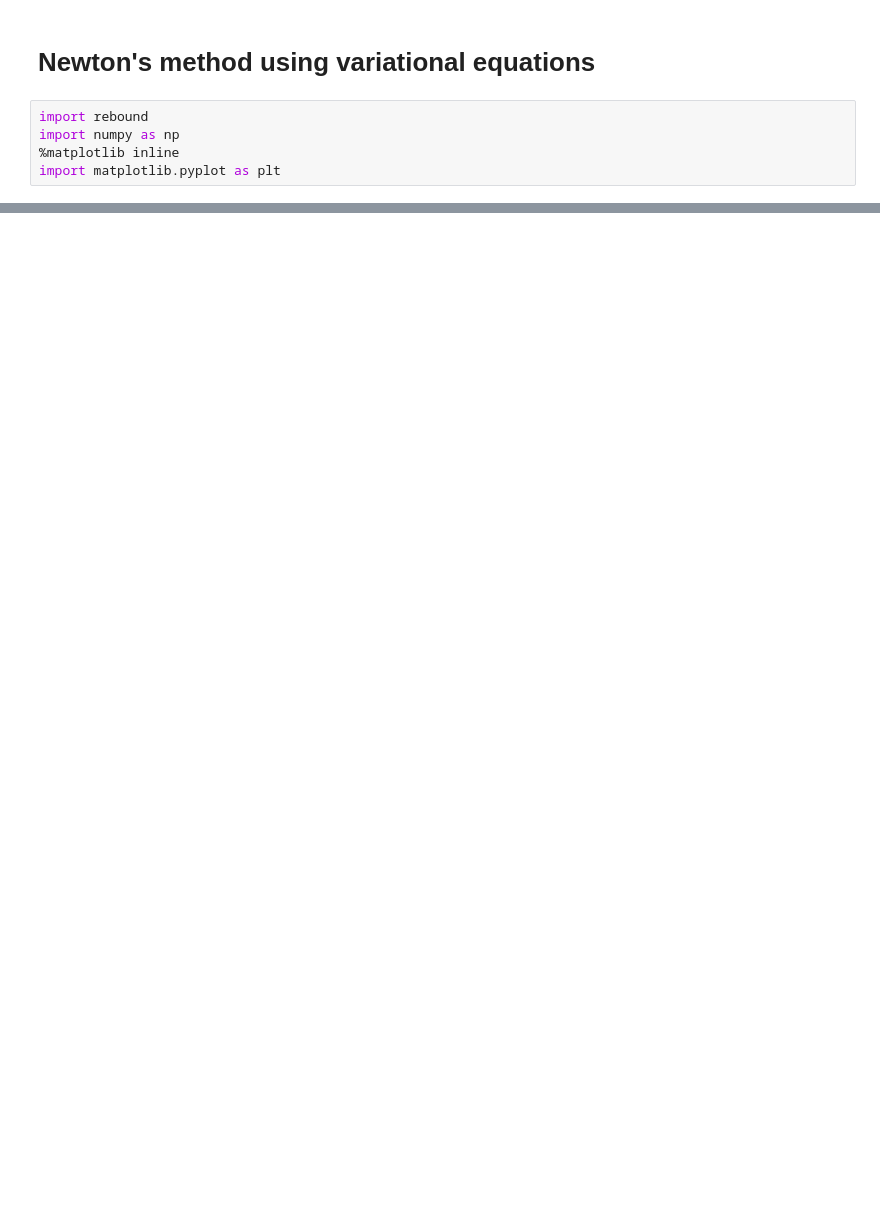
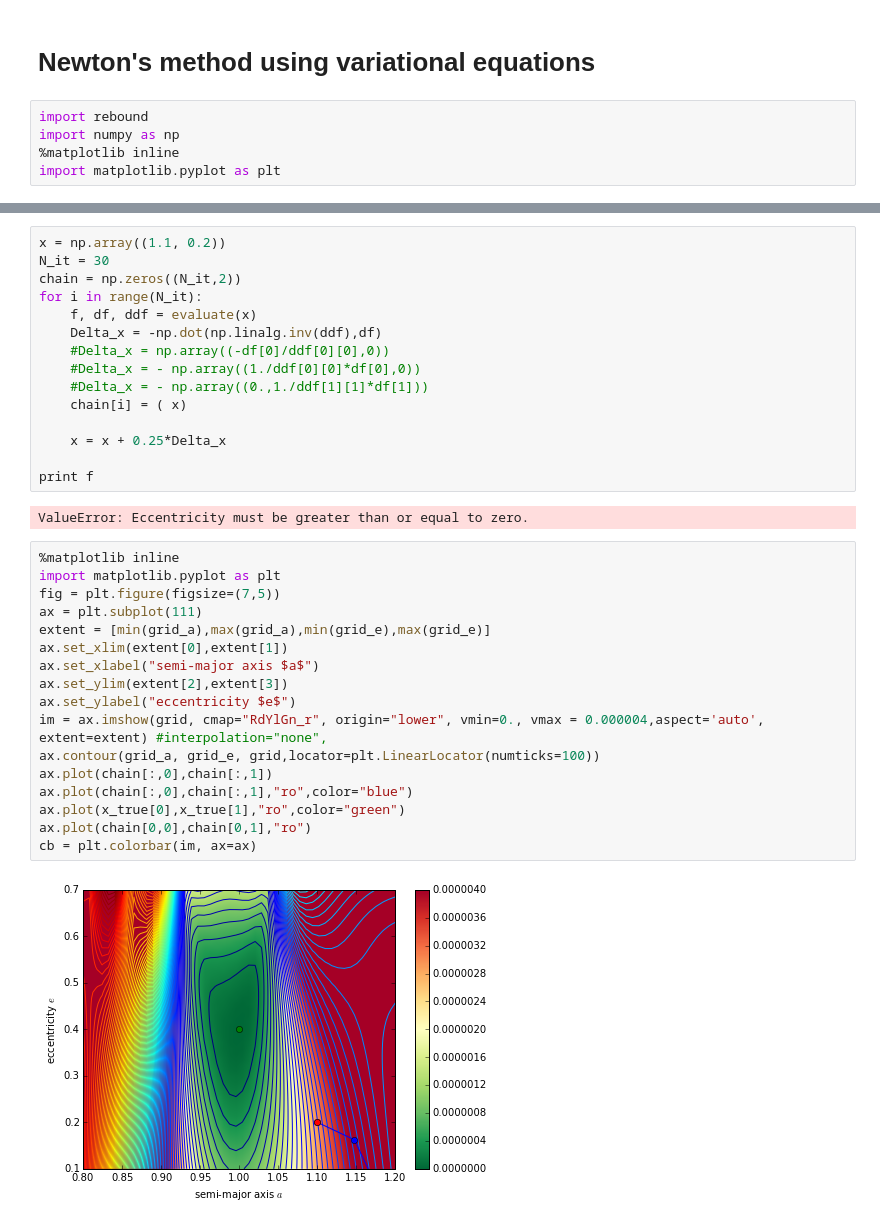
Before and after one commit to hannorein/rebound, a Jupyter notebook: ipython_examples/Newton's method using variational equations.ipynb, the cells around one changed output, grey strips where cells are left out. Saved outputs shown, nothing was run; the diff lists cells and outputs as text; blank space fills up the shorter version.

```diff
--- a/ipython_examples/Newton's method using variational equations.ipynb
+++ b/ipython_examples/Newton's method using variational equations.ipynb
@@ -7,0 +73,36 @@ import matplotlib.pyplot as plt
+# %%
+x = np.array((1.1, 0.2))
+N_it = 30
+chain = np.zeros((N_it,2))
+for i in range(N_it):
+    f, df, ddf = evaluate(x)
+    Delta_x = -np.dot(np.linalg.inv(ddf),df)
+    #Delta_x = np.array((-df[0]/ddf[0][0],0))
+    #Delta_x = - np.array((1./ddf[0][0]*df[0],0))
+    #Delta_x = - np.array((0.,1./ddf[1][1]*df[1]))
+    chain[i] = ( x)
+
+    x = x + 0.25*Delta_x
+
+print f
+# %% [output]
+ValueError: Eccentricity must be greater than or equal to zero.
+# %%
+%matplotlib inline
+import matplotlib.pyplot as plt
+fig = plt.figure(figsize=(7,5))
+ax = plt.subplot(111)
+extent = [min(grid_a),max(grid_a),min(grid_e),max(grid_e)]
+ax.set_xlim(extent[0],extent[1])
+ax.set_xlabel("semi-major axis $a$")
+ax.set_ylim(extent[2],extent[3])
+ax.set_ylabel("eccentricity $e$")
+im = ax.imshow(grid, cmap="RdYlGn_r", origin="lower", vmin=0., vmax = 0.000004,aspect='auto', extent=extent) #interpolation="none",
+ax.contour(grid_a, grid_e, grid,locator=plt.LinearLocator(numticks=100))
+ax.plot(chain[:,0],chain[:,1])
+ax.plot(chain[:,0],chain[:,1],"ro",color="blue")
+ax.plot(x_true[0],x_true[1],"ro",color="green")
+ax.plot(chain[0,0],chain[0,1],"ro")
+cb = plt.colorbar(im, ax=ax)
+# %% [output]
+[figure, added]
```
Also changed, not shown: parts of 10 cells of this notebook, 1 other file.
